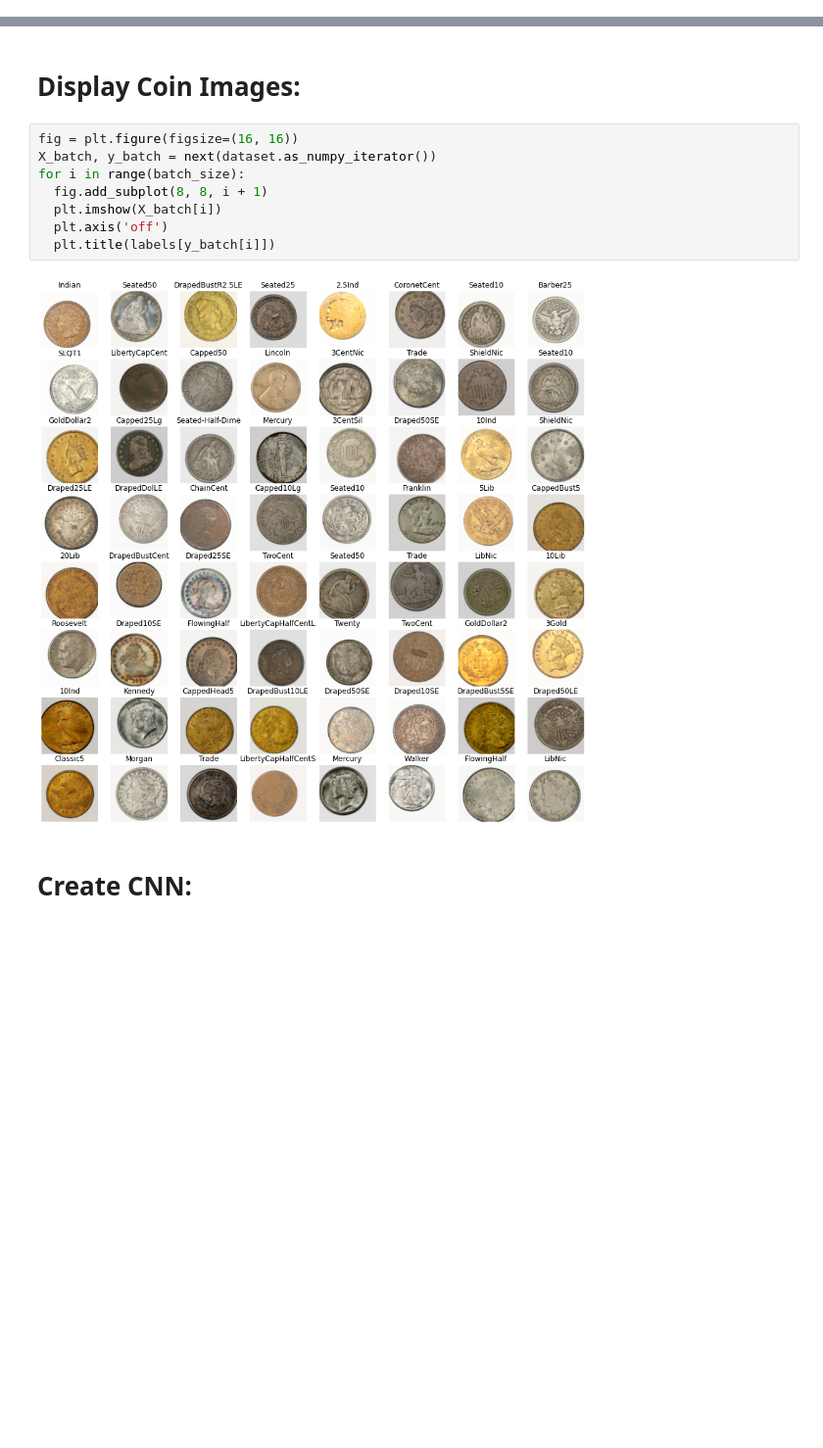
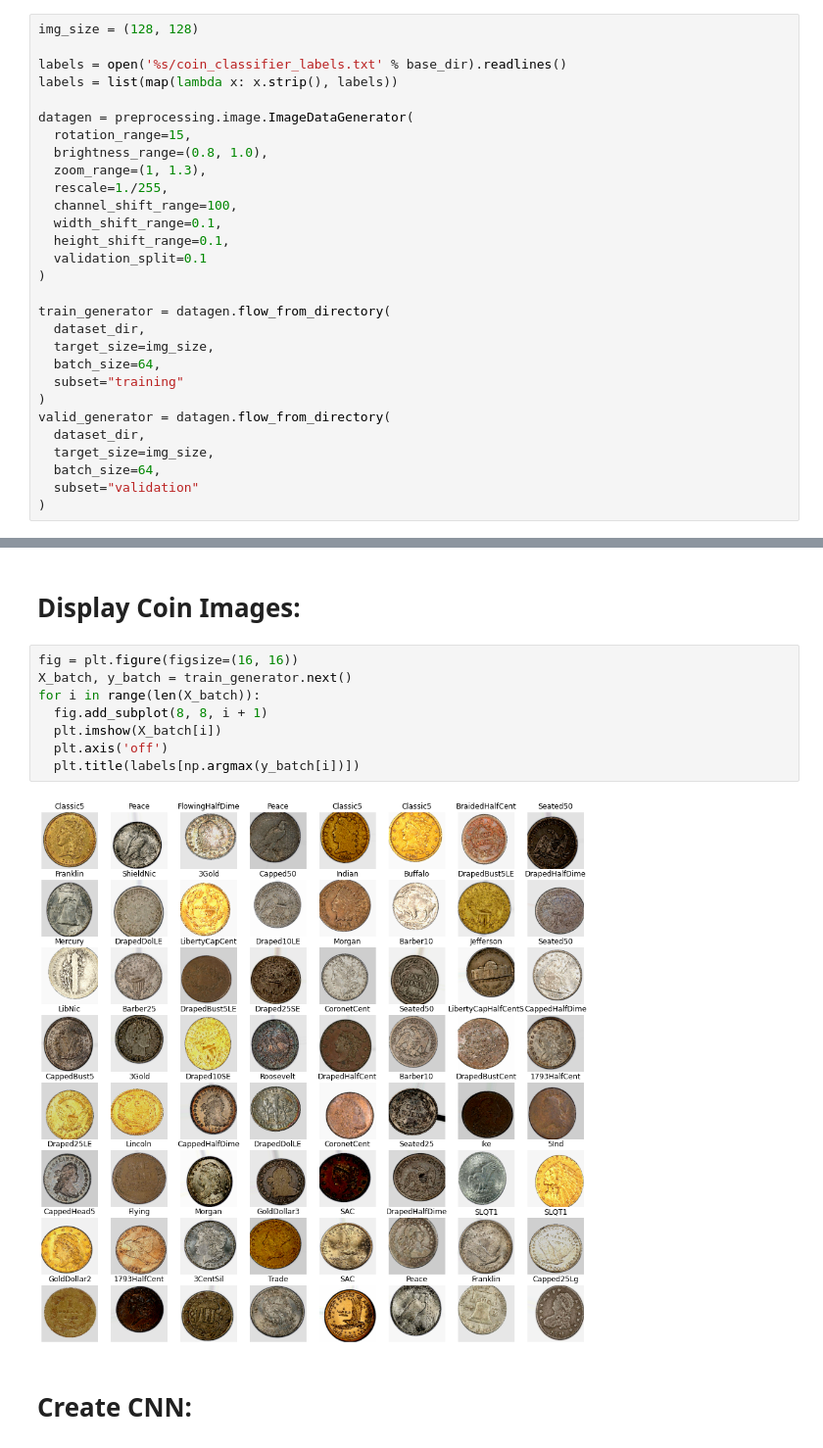
Before and after one commit to PScottZero/Numismatic, a Jupyter notebook: coin_classifier/coin_classifier.ipynb, the cells around one changed output, grey strips where cells are left out. Shown at 98% size. Saved outputs shown, nothing was run; the diff lists cells and outputs as text; blank space fills up the shorter version.

```diff
--- a/coin_classifier/coin_classifier.ipynb
+++ b/coin_classifier/coin_classifier.ipynb
@@ -85,0 +32,29 @@ Found 4070 files belonging to 84 classes.
+# %%
+img_size = (128, 128)
+
+labels = open('%s/coin_classifier_labels.txt' % base_dir).readlines()
+labels = list(map(lambda x: x.strip(), labels))
+
+datagen = preprocessing.image.ImageDataGenerator(
+  rotation_range=15,
+  brightness_range=(0.8, 1.0),
+  zoom_range=(1, 1.3),
+  rescale=1./255,
+  channel_shift_range=100,
+  width_shift_range=0.1,
+  height_shift_range=0.1,
+  validation_split=0.1
+)
+
+train_generator = datagen.flow_from_directory(
+  dataset_dir,
+  target_size=img_size,
+  batch_size=64,
+  subset="training"
+)
+valid_generator = datagen.flow_from_directory(
+  dataset_dir,
+  target_size=img_size,
+  batch_size=64,
+  subset="validation"
+)
@@ -87,14 +65,14 @@ Found 4070 files belonging to 84 classes.
 # Display Coin Images:
 # %%
 fig = plt.figure(figsize=(16, 16))
-X_batch, y_batch = next(dataset.as_numpy_iterator())
-for i in range(batch_size):
+X_batch, y_batch = train_generator.next()
+for i in range(len(X_batch)):
   fig.add_subplot(8, 8, i + 1)
   plt.imshow(X_batch[i])
   plt.axis('off')
-  plt.title(labels[y_batch[i]])
+  plt.title(labels[np.argmax(y_batch[i])])
 # %% [output]
-[figure, old version]
+[figure, new version]
 # %% [markdown]
 # Create CNN:
 # %%
```
Also changed, not shown: parts of 7 cells of this notebook, 16 other files.
